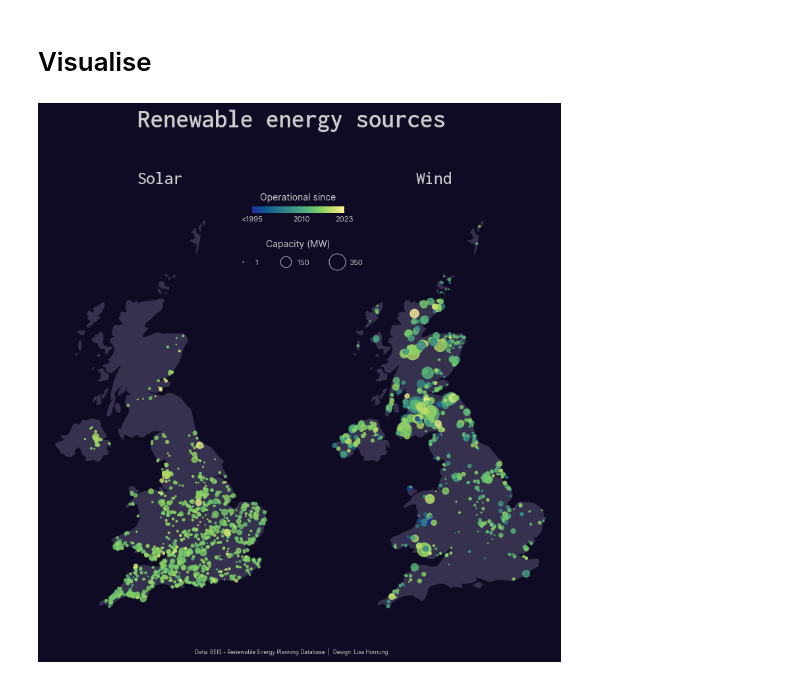
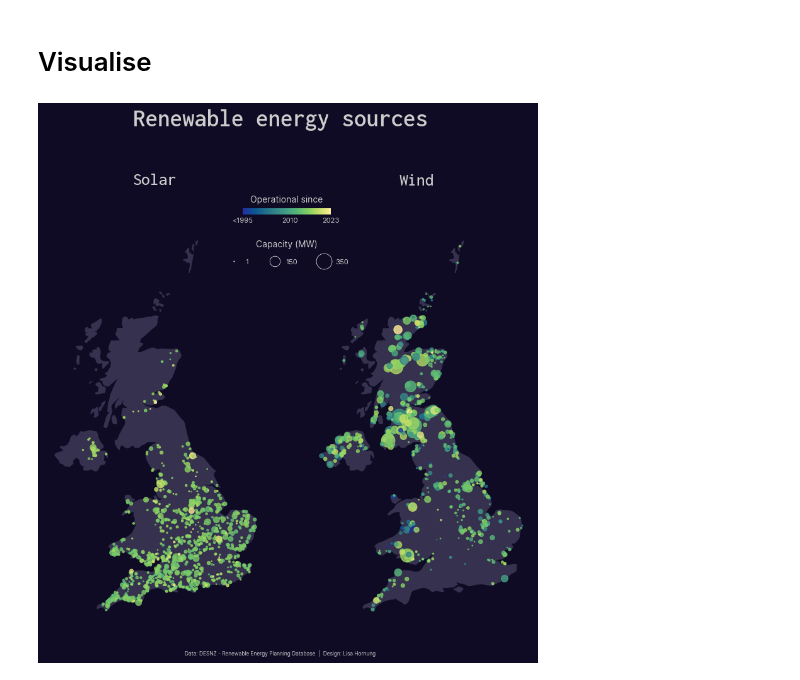
Before and after one commit to Lisa-Ho/30-day-map-challenge, a Jupyter notebook: 2023/Day1-renewables/renewables.ipynb, the cells around one changed output. Drawn from its saved outputs; the diff is of its cells as text; code cells hidden in the pictures.

Commit message:
updated data source

```diff
--- a/2023/Day1-renewables/renewables.ipynb
+++ b/2023/Day1-renewables/renewables.ipynb
@@ -94,39 +94,39 @@ for ax in axs:
 
     # add title
     trans = transforms.blended_transform_factory(axs[ax].transAxes, axs[ax].transAxes)
-    axs[ax].text(0.4, 1.05, ax, va='center', transform=trans, color=text, fontsize=20, fontproperties=subtitle_font)
+    axs[ax].text(0.4, 1.1, ax, va='center', transform=trans, color=text, fontsize=20, fontproperties=subtitle_font)
 
     axs[ax].axis('off')
 
 # legends -----------------------
 # colorbar
-lgd = fig.add_axes([0.44, 0.8, 0.14, 0.01])
+lgd = fig.add_axes([0.44, 0.83, 0.14, 0.01])
 cmappable = ScalarMappable(norm=Normalize(1995,2023), cmap=cmap)
 cb = plt.colorbar(cmappable, cax=lgd, anchor=(1,1.2), orientation='horizontal', drawedges=False, ticks=[1995,2010, 2023])
 cb.set_ticklabels(['<1995','2010', '2023'])
 lgd.tick_params(colors=text,length=0, labelsize=8)
 cb.outline.set_visible(False)
 trans = transforms.blended_transform_factory(lgd.transAxes, lgd.transAxes)
 lgd.text(0.5, 1.9, 'Operational since', ha='center', size=10, linespacing=1.5, color=text, transform=trans)
 
 # bubbles
-lgd2 = fig.add_axes([0.46, 0.72, 0.10, 0.01])
+lgd2 = fig.add_axes([0.46, 0.75, 0.10, 0.01])
 legend_elements = [Line2D([0], [0], marker='o', markeredgecolor='white',markersize=1, color='None', markeredgewidth=0.5, label='1'),
                     Line2D([0], [0], marker='o', markeredgecolor='white',markersize=12, color='None', markeredgewidth=0.5, label='150'),
                     Line2D([0], [0], marker='o', markeredgecolor='white',markersize=18, color='None', markeredgewidth=0.5, label='350')]
 L = lgd2.legend(frameon=False, handles=legend_elements, loc='center', ncol=3, handletextpad=0.3,labelspacing=-5)
 plt.setp(L.texts,  va='baseline', size=8, color=text )
 trans = transforms.blended_transform_factory(lgd2.transAxes, lgd2.transAxes)
 lgd2.text(0.5, 2.8, 'Capacity (MW)', ha='center', size=10, linespacing=1.5, color=text, transform=trans)
 lgd2.axis('off')
 
 # title + footer -----------------
-plt.figtext(0.5, 0.93 , 'Renewable energy sources', fontsize=28, ha='center', color=text, fontproperties=title_font)
-plt.figtext(0.5, 0.13 , 'Data: BEIS - Renewable Energy Planning Database  |  Design: Lisa Hornung', fontsize=6, fontweight='regular', ha='center', color=text)
+plt.figtext(0.5, 0.97 , 'Renewable energy sources', fontsize=28, ha='center', color=text, fontproperties=title_font)
+plt.figtext(0.5, 0.13 , 'Data: DESNZ - Renewable Energy Planning Database  |  Design: Lisa Hornung', fontsize=6, fontweight='regular', ha='center', color=text)
 
 #export
-#plt.savefig('renewables-uk.png', facecolor=bg, dpi=120, bbox_inches='tight',pad_inches=1)
+plt.savefig('renewables-uk.png', facecolor=bg, dpi=120, bbox_inches='tight',pad_inches=1)
 
 plt.show()
 # %% [output]
-[figure, old version]
+[figure, new version]
```
